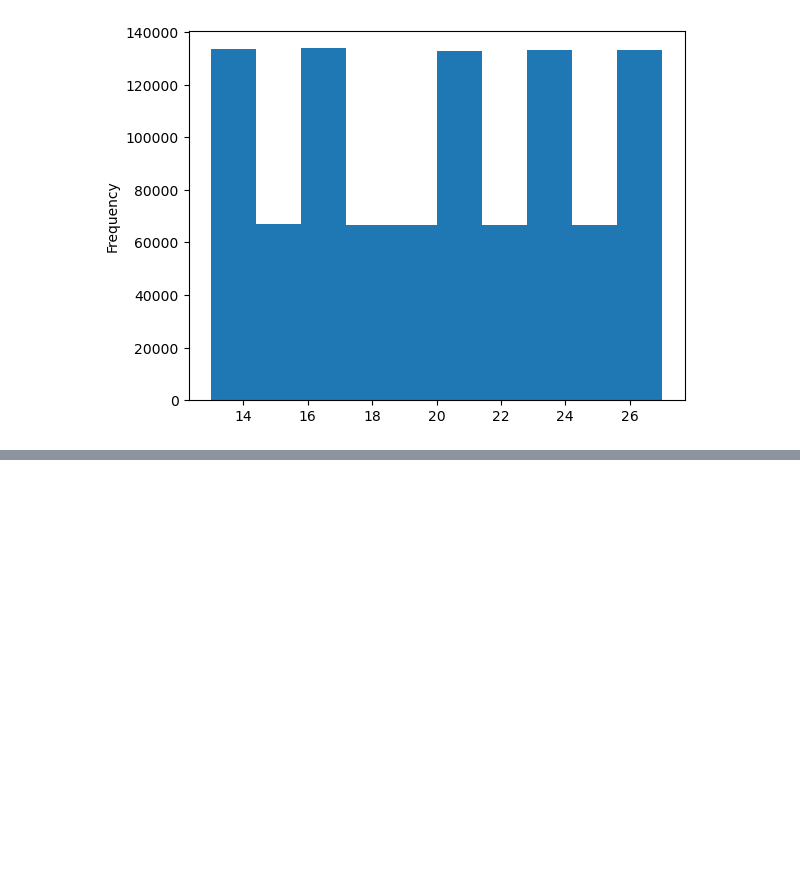
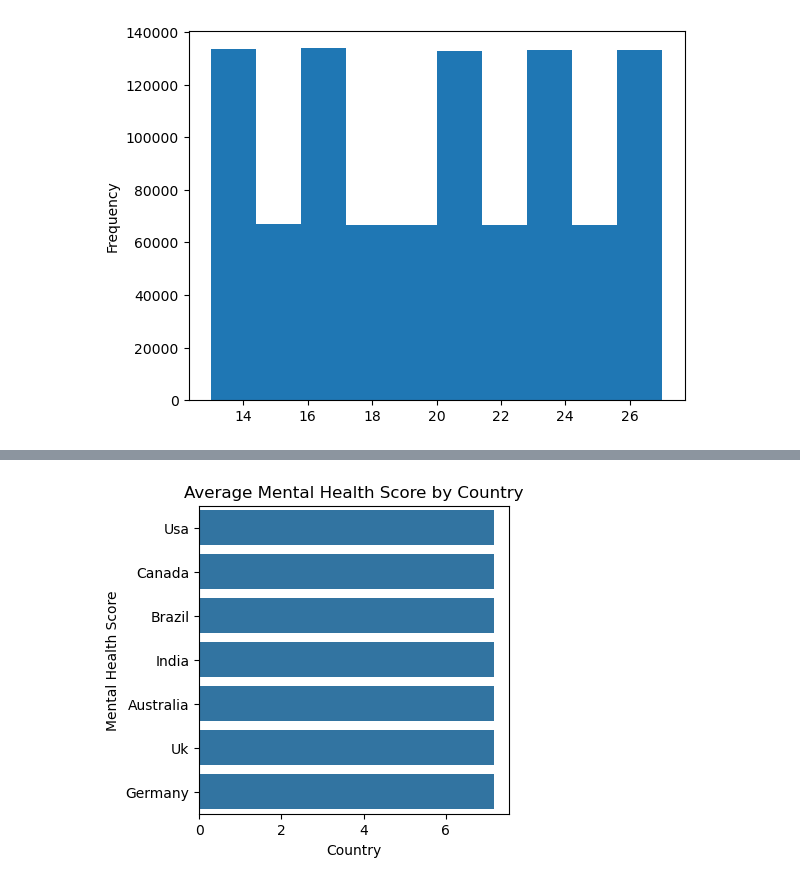
Before and after one commit to Adris3/mental_health_analysis, a Jupyter notebook: notebooks/eda.ipynb, the cells around one changed output, grey strips where cells are left out. Drawn from its saved outputs; the diff is of its cells as text; code cells hidden in the pictures; blank space fills up the shorter version.

```diff
--- a/notebooks/eda.ipynb
+++ b/notebooks/eda.ipynb
@@ -82,0 +103,17 @@ social_media_data['age'].plot(kind='hist')
+# %%
+# Group data by countries
+top_countries = (
+    social_media_data.groupby("country")["mental_health_score"]
+    .mean()
+    .sort_values(ascending=False)
+    .head(10)
+)
+
+plt.figure(figsize=(4, 4))
+sns.barplot(x = top_countries.values, y = top_countries.index)
+plt.title("Average Mental Health Score by Country")
+plt.ylabel("Mental Health Score")
+plt.xlabel("Country")
+plt.show()
+# %% [output]
+[figure, added]
```
Also changed, not shown: parts of 2 cells of this notebook.
